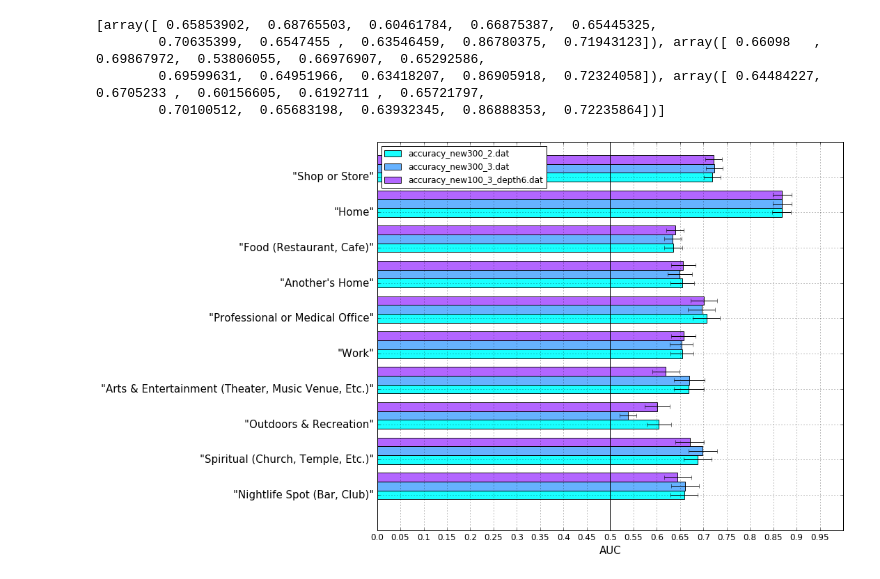
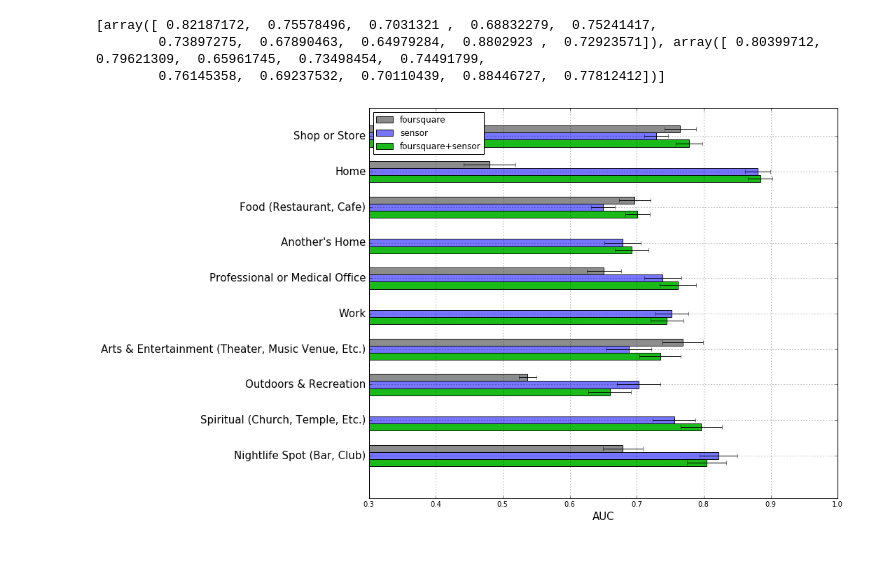
Before and after one commit to sosata/CS120DataAnalysis, a Jupyter notebook: SemanticLocation/show_accuracy_global.ipynb, the cells around one changed output. Drawn from its saved outputs; the diff is of its cells as text; code cells hidden in the pictures.

```diff
--- a/SemanticLocation/show_accuracy_global.ipynb
+++ b/SemanticLocation/show_accuracy_global.ipynb
@@ -46,27 +78,29 @@ print conf_top10[3][3].size
 # %%
 import matplotlib.pyplot as plt
 %matplotlib inline
 plt.figure(figsize=(12,10))
-w = 1/(float(len(auc_mean))+1)
-for (i, aucm) in enumerate(auc_mean):
-    plt.barh(np.arange(i/(float(len(auc_mean)+1)),10+i/(1+float(len(auc_mean))),1), aucm, w, xerr=auc_ci[i], align='center', \
-             color=(i/float(len(auc_mean)),1-i/float(len(auc_mean)),1), alpha=0.9, ecolor=(0,0,0))
-plt.legend(files, loc=2)
+w = 1/(float(len(auc_mean))+3)
+plt.barh(np.arange(2*w,10+2*w,1), auc_mean_fsq, w, xerr=auc_ci_fsq, align='center',\
+         color=(.5,.5,.5), alpha=0.9, ecolor=(0,0,0))
+plt.barh(np.arange(w,10+w,1), auc_mean[0], w, xerr=auc_ci[0], align='center', \
+         color=(.4,.4,1), alpha=0.9, ecolor=(0,0,0))
+plt.barh(np.arange(0,10,1), auc_mean[1], w, xerr=auc_ci[1], align='center', \
+         color=(0,.7,0), alpha=0.9, ecolor=(0,0,0))
+plt.legend(['foursquare','sensor','foursquare+sensor'], loc=2)
 plt.xlabel('AUC',fontsize=15,color=(0,0,0))
 axes = plt.gca()
 axes.set_ylim([-1, len(state_top10)])
-axes.set_xlim([0, 1])
-plt.yticks(range(len(state_top10)), state_top10, fontsize=15, color=(0,0,0));
-plt.xticks(np.arange(0,1,.05), np.arange(0,1,.05), fontsize=12, color=(0,0,0));
-plt.plot([.5, .5], [-1, len(state_top10)],color=(0,0,0))
+axes.set_xlim([0.3, 1])
+plt.yticks(np.arange(.2,10.2,1), state_top10, fontsize=15, color=(0,0,0));
+#plt.xticks(np.arange(0,1,.05), np.arange(0,1,.05), fontsize=12, color=(0,0,0));
+#plt.plot([.5, .5], [-1, len(state_top10)],color=(0,0,0))
 plt.grid()
 print auc_mean
 # %% [output]
-[array([ 0.65853902,  0.68765503,  0.60461784,  0.66875387,  0.65445325,
-        0.70635399,  0.6547455 ,  0.63546459,  0.86780375,  0.71943123]), array([ 0.66098   ,  0.69867972,  0.53806055,  0.66976907,  0.65292586,
-        0.69599631,  0.64951966,  0.63418207,  0.86905918,  0.72324058]), array([ 0.64484227,  0.6705233 ,  0.60156605,  0.6192711 ,  0.65721797,
-        0.70100512,  0.65683198,  0.63932345,  0.86888353,  0.72235864])]
+[array([ 0.82187172,  0.75578496,  0.7031321 ,  0.68832279,  0.75241417,
+        0.73897275,  0.67890463,  0.64979284,  0.8802923 ,  0.72923571]), array([ 0.80399712,  0.79621309,  0.65961745,  0.73498454,  0.74491799,
+        0.76145358,  0.69237532,  0.70110439,  0.88446727,  0.77812412])]
-[figure, old version]
+[figure, new version]
 # %%
 def plot_confusion_matrix(cm, labels, title='Confusion matrix', cmap=plt.cm.Blues):
     import matplotlib.pyplot as plt
```
Also changed, not shown: parts of 6 cells of this notebook, 10 other files.
